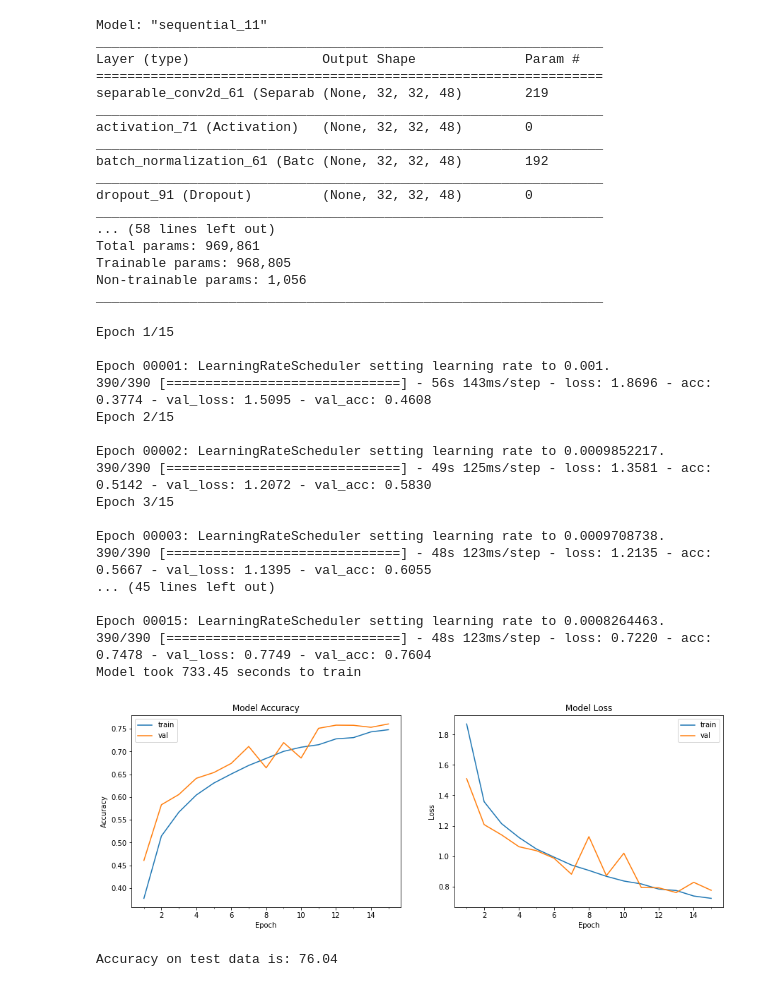
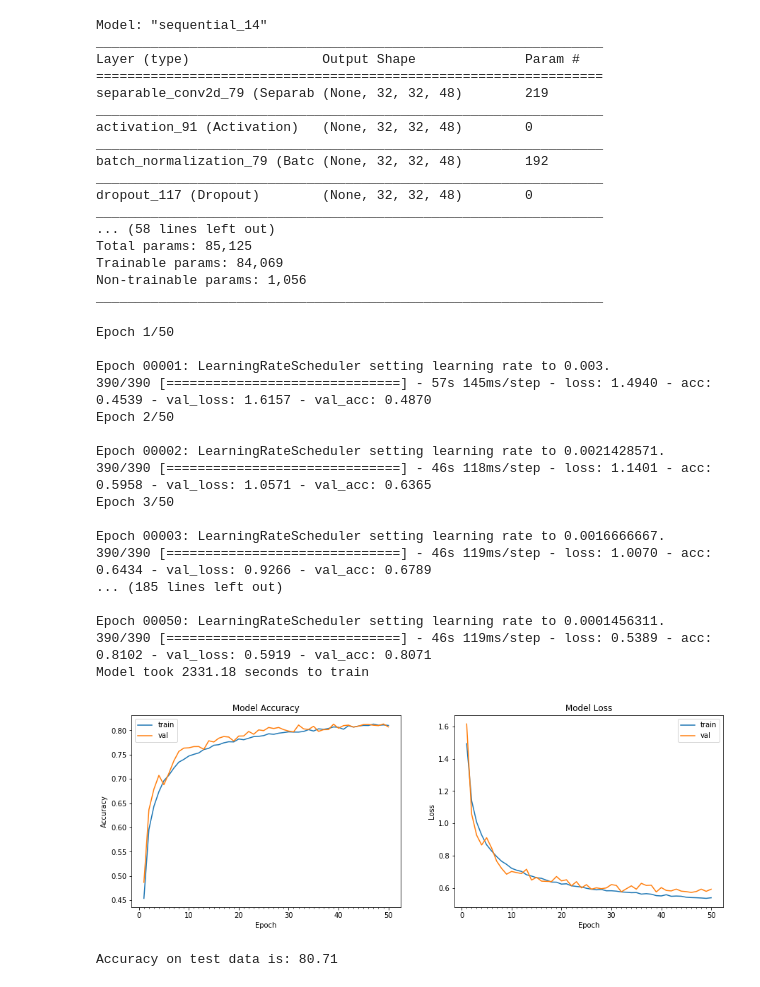
Before and after one commit to marsred/The_School_Of_AI, a Jupyter notebook: Session3/assignment.ipynb, the cells around one changed output. Drawn from its saved outputs; the diff is of its cells as text; code cells hidden in the pictures.

```diff
--- a/Session3/assignment.ipynb
+++ b/Session3/assignment.ipynb
@@ -158,25 +158,8 @@ model.add(Dropout(0.1))
 model.add(MaxPooling2D(pool_size=(2, 2))) # 5
 model.add(Dropout(0.1))
 
-#model.add(SeparableConv2D(96, 3, 3, border_mode='same'))
-#model.add(Activation('relu'))
-#model.add(SeparableConv2D(96, 3, 3))
-#model.add(Activation('relu'))
-#model.add(MaxPooling2D(pool_size=(2, 2)))
-#model.add(Dropout(0.25))
-#model.add(SeparableConv2D(192, 3, 3, border_mode='same'))
-#model.add(Activation('relu'))
-#model.add(SeparableConv2D(192, 3, 3))
-#model.add(Activation('relu'))
-#model.add(MaxPooling2D(pool_size=(2, 2)))
-#model.add(Dropout(0.25))
-
-#model.add(GlobalAveragePooling2D())
-model.add(Flatten())
-
-#model.add(Dense(512))
-#model.add(Activation('relu'))
-#model.add(Dropout(0.5))
+model.add(GlobalAveragePooling2D())
+#model.add(Flatten())
 
 model.add(Dense(256))
 model.add(Activation('relu'))
@@ -188,67 +171,67 @@ model.add(Dense(num_classes, activation='softmax'))
 from keras.optimizers import Adam
 from keras.callbacks import LearningRateScheduler
 def scheduler(epoch, lr):
-  return round(0.001 * 1/(1 + 0.015 * epoch), 10)
+  return round(0.003 * 1/(1 + 0.4 * epoch), 10)
 
 # Compile the model
-model.compile(optimizer=Adam(lr=0.001), loss='categorical_crossentropy', metrics=['accuracy'])
+model.compile(optimizer=Adam(lr=0.003), loss='categorical_crossentropy', metrics=['accuracy'])
 # %%
 model.summary()
 # %% [output]
-Model: "sequential_11"
+Model: "sequential_14"
 _________________________________________________________________
 Layer (type)                 Output Shape              Param #
 =================================================================
-separable_conv2d_61 (Separab (None, 32, 32, 48)        219
+separable_conv2d_79 (Separab (None, 32, 32, 48)        219
 _________________________________________________________________
-activation_71 (Activation)   (None, 32, 32, 48)        0
+activation_91 (Activation)   (None, 32, 32, 48)        0
 _________________________________________________________________
-batch_normalization_61 (Batc (None, 32, 32, 48)        192
+batch_normalization_79 (Batc (None, 32, 32, 48)        192
 _________________________________________________________________
-dropout_91 (Dropout)         (None, 32, 32, 48)        0
+dropout_117 (Dropout)        (None, 32, 32, 48)        0
 _________________________________________________________________
 ... (58 lines left out)
-Total params: 969,861
-Trainable params: 968,805
+Total params: 85,125
+Trainable params: 84,069
 Non-trainable params: 1,056
 _________________________________________________________________
 # %%
 from keras.preprocessing.image import ImageDataGenerator
 
 datagen = ImageDataGenerator(zoom_range=0.0,
                              horizontal_flip=True, rotation_range=30)
 
 
 # train the model
 start = time.time()
 # Train the model
 model_info = model.fit_generator(datagen.flow(train_features, train_labels, batch_size = 128),
-                                 samples_per_epoch = train_features.shape[0], nb_epoch = 15,
+                                 samples_per_epoch = train_features.shape[0], nb_epoch = 50,
                                  validation_data = (test_features, test_labels), verbose=1,
                                  callbacks=[LearningRateScheduler(scheduler, verbose=1)])
 end = time.time()
 print ("Model took %0.2f seconds to train"%(end - start))
 # plot model history
 plot_model_history(model_info)
 # compute test accuracy
 print ("Accuracy on test data is: %0.2f"%accuracy(test_features, test_labels, model))
 # %% [output]
-Epoch 1/15
+Epoch 1/50
 
-Epoch 00001: LearningRateScheduler setting learning rate to 0.001.
-390/390 [==============================] - 56s 143ms/step - loss: 1.8696 - acc: 0.3774 - val_loss: 1.5095 - val_acc: 0.4608
-Epoch 2/15
+Epoch 00001: LearningRateScheduler setting learning rate to 0.003.
+390/390 [==============================] - 57s 145ms/step - loss: 1.4940 - acc: 0.4539 - val_loss: 1.6157 - val_acc: 0.4870
+Epoch 2/50
 
-Epoch 00002: LearningRateScheduler setting learning rate to 0.0009852217.
-390/390 [==============================] - 49s 125ms/step - loss: 1.3581 - acc: 0.5142 - val_loss: 1.2072 - val_acc: 0.5830
-Epoch 3/15
+Epoch 00002: LearningRateScheduler setting learning rate to 0.0021428571.
+390/390 [==============================] - 46s 118ms/step - loss: 1.1401 - acc: 0.5958 - val_loss: 1.0571 - val_acc: 0.6365
+Epoch 3/50
 
-Epoch 00003: LearningRateScheduler setting learning rate to 0.0009708738.
-390/390 [==============================] - 48s 123ms/step - loss: 1.2135 - acc: 0.5667 - val_loss: 1.1395 - val_acc: 0.6055
-... (45 lines left out)
+Epoch 00003: LearningRateScheduler setting learning rate to 0.0016666667.
+390/390 [==============================] - 46s 119ms/step - loss: 1.0070 - acc: 0.6434 - val_loss: 0.9266 - val_acc: 0.6789
+... (185 lines left out)
 
-Epoch 00015: LearningRateScheduler setting learning rate to 0.0008264463.
-390/390 [==============================] - 48s 123ms/step - loss: 0.7220 - acc: 0.7478 - val_loss: 0.7749 - val_acc: 0.7604
-Model took 733.45 seconds to train
+Epoch 00050: LearningRateScheduler setting learning rate to 0.0001456311.
+390/390 [==============================] - 46s 119ms/step - loss: 0.5389 - acc: 0.8102 - val_loss: 0.5919 - val_acc: 0.8071
+Model took 2331.18 seconds to train
-[figure, old version]
+[figure, new version]
-Accuracy on test data is: 76.04
+Accuracy on test data is: 80.71
```
Also changed, not shown: parts of 1 cell of this notebook.
